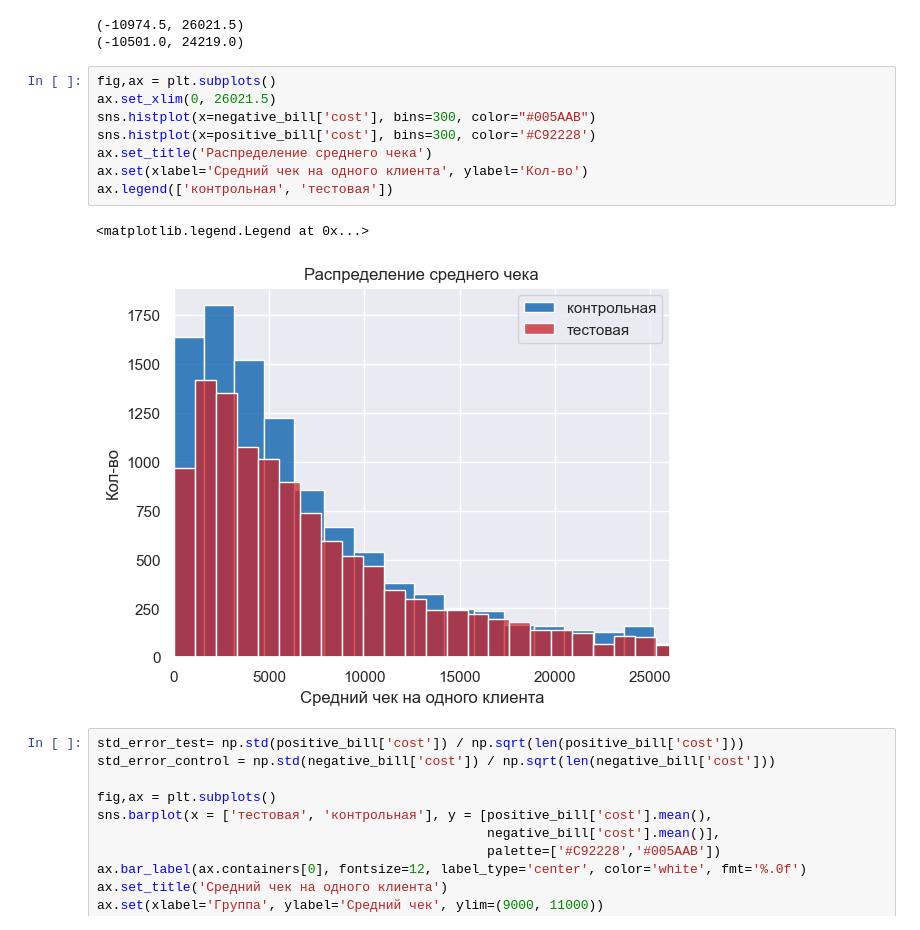
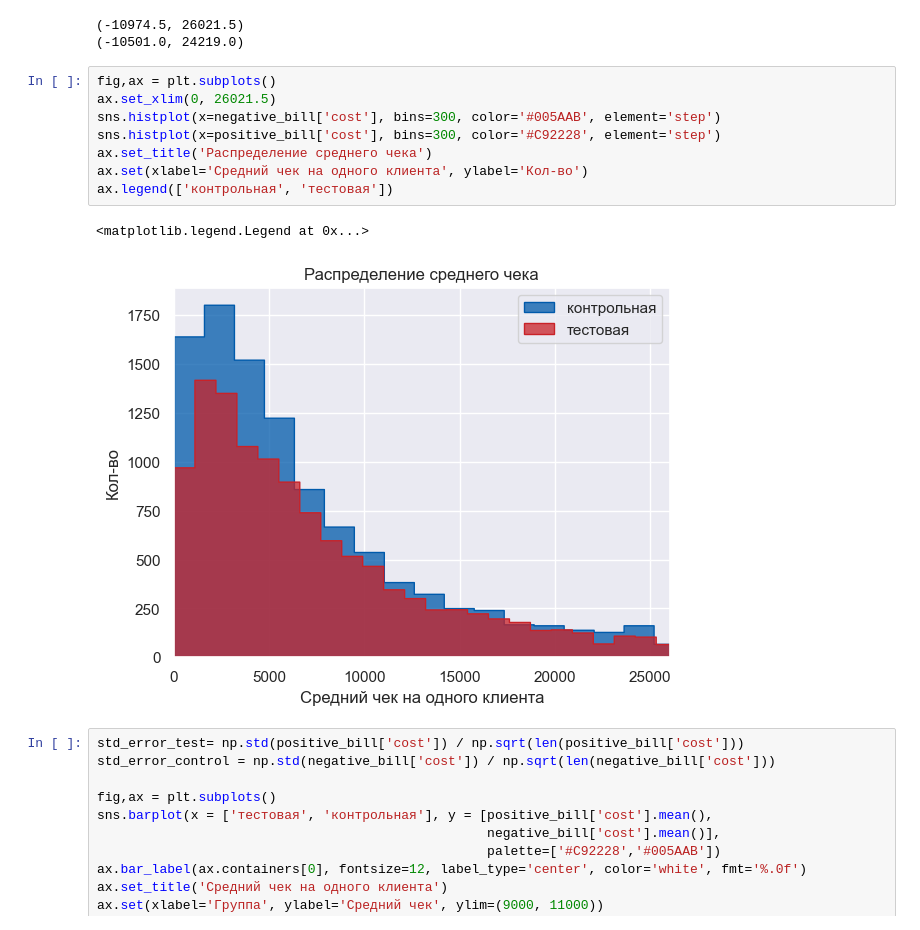
Before and after one commit to Dimayo/sporting_store, a Jupyter notebook: research.ipynb, the cells around one changed output. Saved outputs shown, nothing was run; the diff lists cells and outputs as text.

```diff
--- a/research.ipynb
+++ b/research.ipynb
@@ -669,14 +669,14 @@ print(get_outliers(negative_bill['cost']))
 # %%
 fig,ax = plt.subplots()
 ax.set_xlim(0, 26021.5)
-sns.histplot(x=negative_bill['cost'], bins=300, color="#005AAB")
-sns.histplot(x=positive_bill['cost'], bins=300, color='#C92228')
+sns.histplot(x=negative_bill['cost'], bins=300, color='#005AAB', element='step')
+sns.histplot(x=positive_bill['cost'], bins=300, color='#C92228', element='step')
 ax.set_title('Распределение среднего чека')
 ax.set(xlabel='Средний чек на одного клиента', ylabel='Кол-во')
 ax.legend(['контрольная', 'тестовая'])
 # %% [output]
 <matplotlib.legend.Legend at 0x...>
-[figure, old version]
+[figure, new version]
 # %%
 std_error_test= np.std(positive_bill['cost']) / np.sqrt(len(positive_bill['cost']))
 std_error_control = np.std(negative_bill['cost']) / np.sqrt(len(negative_bill['cost']))
```
Also changed, not shown: parts of 2 cells of this notebook.
